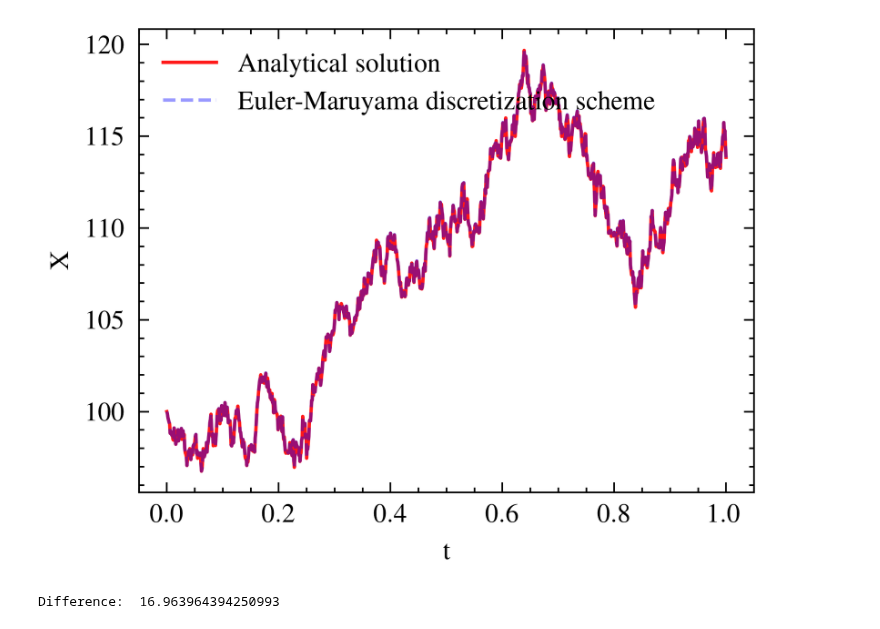
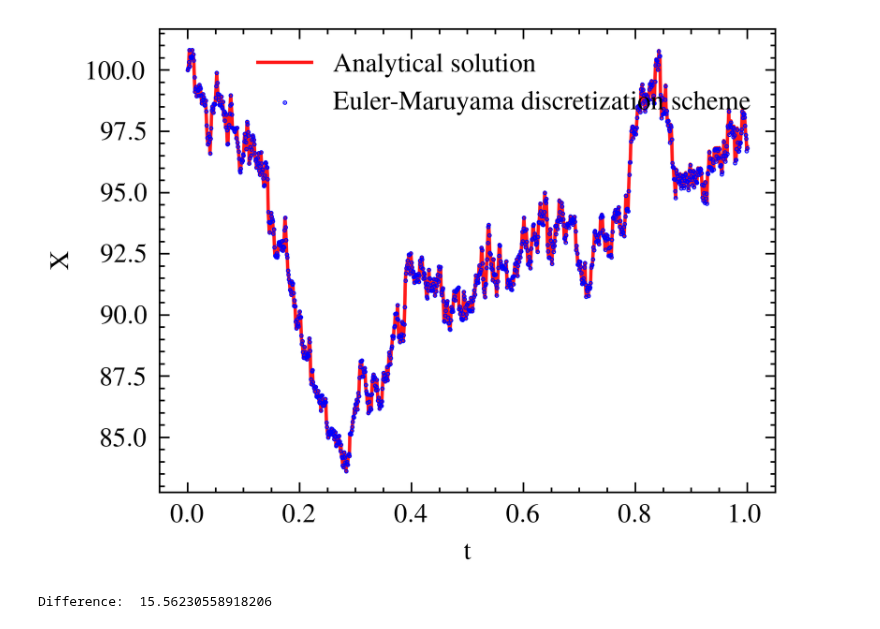
Before and after one commit to kanavmal/MATH512, a Jupyter notebook: Project 3/project3.ipynb, the cells around one changed output. Drawn from its saved outputs; the diff is of its cells as text; code cells hidden in the pictures.

```diff
--- a/Project 3/project3.ipynb
+++ b/Project 3/project3.ipynb
@@ -143,37 +143,39 @@ plt.show()
 a = 0.07
 b = 0.12
 X0 = 100
 T = 1
 N = 1000
 dt = T/N
 t = np.linspace(0, T, N+1)
 W = np.zeros(N+1)
 X = np.zeros(N+1)
 X[0] = X0
 # Euler-Maruyama discretization scheme
 for i in range(N):
     dW = np.sqrt(dt)*np.random.normal(0, 1)
     X[i+1] = X[i] + a*X[i]*dt + b*X[i]*dW
     W[i+1] = W[i] + dW
 
 # b) Compare with the analytical solution
 # Analytical solution
 X_analytical = X0*np.exp((a - b**2/2)*t + b*W)
 # Plot the analytical solution and the Euler-Maruyama discretization scheme
 # plot difference between the analytical solution and the Euler-Maruyama discretization scheme
-plt.plot(t, X_analytical, label='Analytical solution', color='r', alpha=0.9)
-plt.plot(t, X, label='Euler-Maruyama discretization scheme', color='b', alpha=0.4)
+plt.plot(t, X_analytical, label='Analytical solution', color='r', alpha=0.9, zorder=-1)
+# plt.plot(t, X, label='Euler-Maruyama discretization scheme', color='b', alpha=0.4)
+# scatter plot
+plt.scatter(t, X, label='Euler-Maruyama discretization scheme', color='b', alpha=1, s=0.1, zorder=1)
 plt.xlabel('t')
 plt.ylabel('X')
 plt.legend()
 plt.show()
 
 # print total difference between the analytical solution and the Euler-Maruyama discretization scheme
 total_difference = np.sum(np.abs(X - X_analytical))
 print('Difference: ', total_difference)
 # %% [output]
-[figure, old version]
+[figure, new version]
-Difference:  16.963964394250993
+Difference:  15.56230558918206
 # %%
 # the two plots are very similar, plot the difference between the two
 plt.plot(t, np.abs(X - X_analytical), label='Difference between the analytical solution and the Euler-Maruyama discretization scheme')
```
Also changed, not shown: parts of 7 cells of this notebook, 10 other files.
